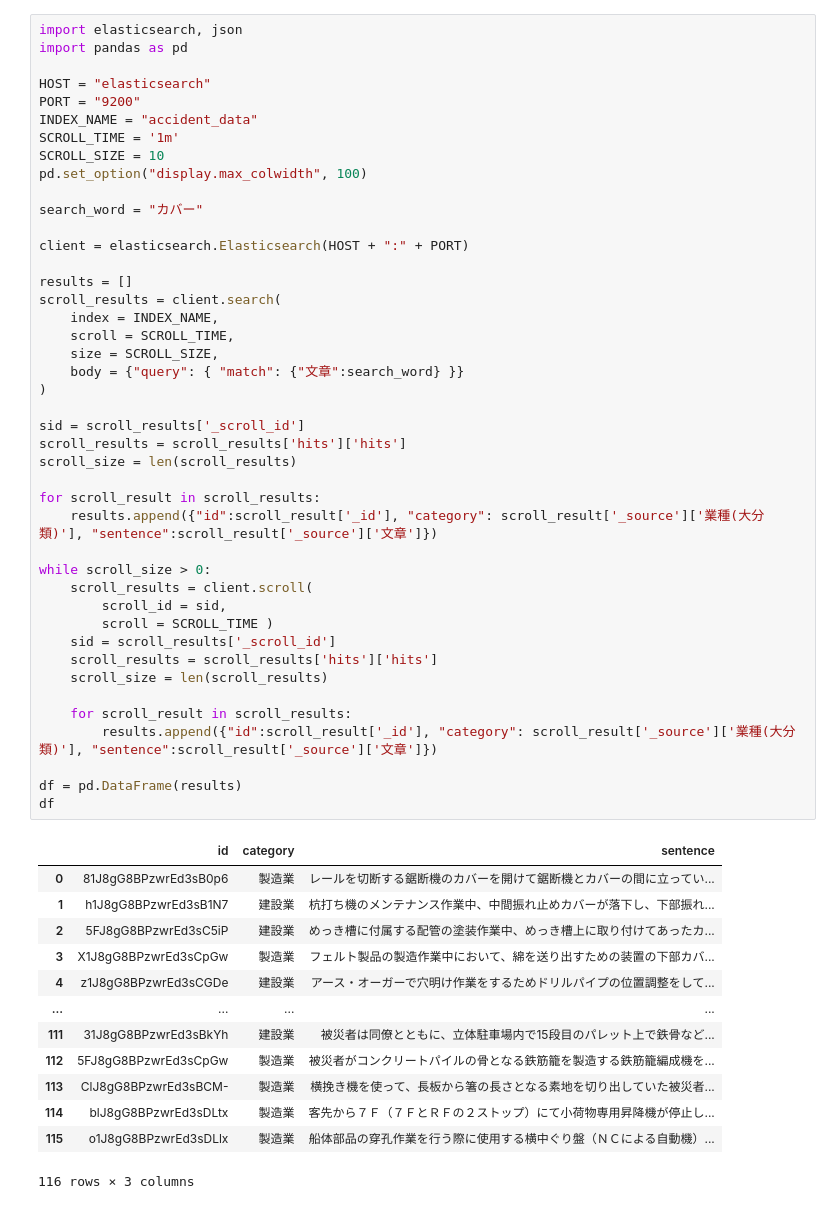
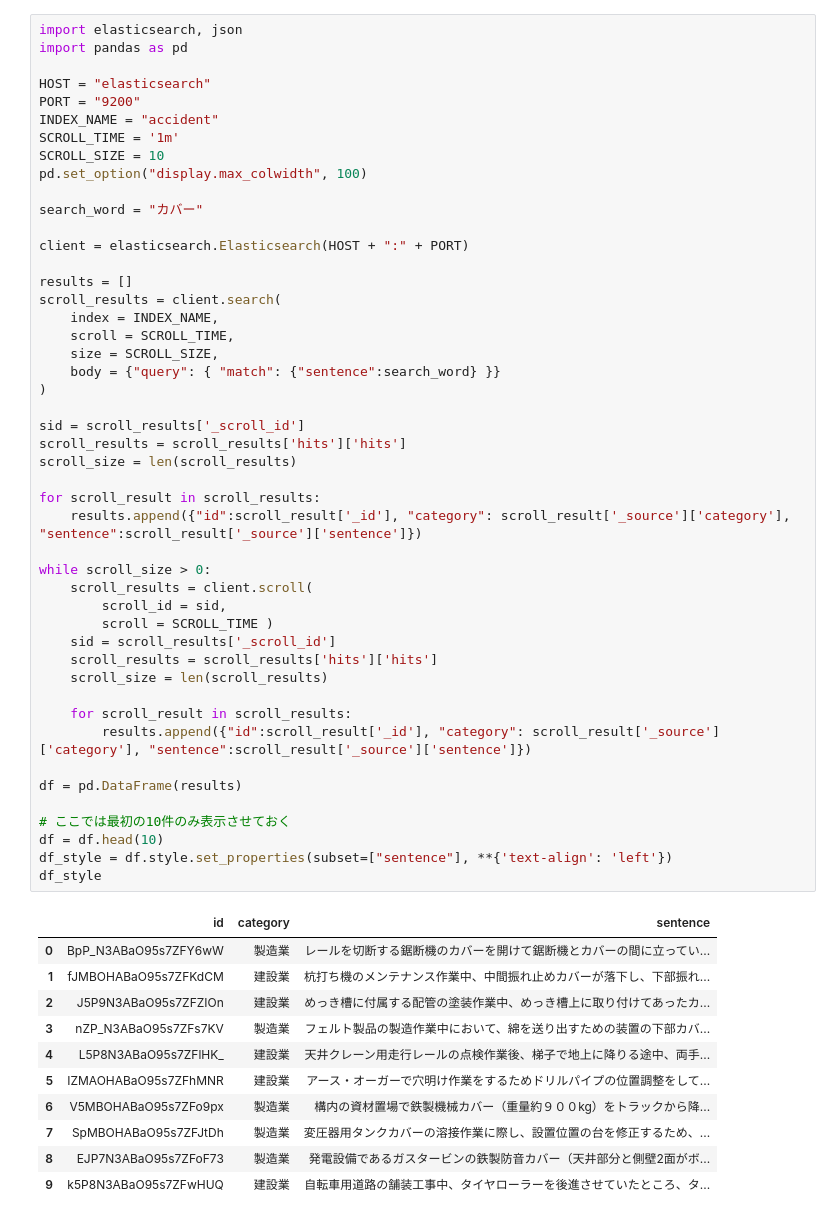
Before and after one commit to t2hk/scdv_glove_elasticsearch_docker, a Jupyter notebook: jupyter/data/Elasticsearch_sim_search.ipynb, the cells around one changed output. Drawn from its saved outputs; the diff is of its cells as text.

```diff
--- a/jupyter/data/Elasticsearch_sim_search.ipynb
+++ b/jupyter/data/Elasticsearch_sim_search.ipynb
@@ -6,7 +9,7 @@ import pandas as pd
 
 HOST = "elasticsearch"
 PORT = "9200"
-INDEX_NAME = "accident_data"
+INDEX_NAME = "accident"
 SCROLL_TIME = '1m'
 SCROLL_SIZE = 10
 pd.set_option("display.max_colwidth", 100)
@@ -14,46 +17,48 @@ pd.set_option("display.max_colwidth", 100)
 search_word = "カバー"
 
 client = elasticsearch.Elasticsearch(HOST + ":" + PORT)
 
 results = []
 scroll_results = client.search(
     index = INDEX_NAME,
     scroll = SCROLL_TIME,
     size = SCROLL_SIZE,
-    body = {"query": { "match": {"文章":search_word} }}
+    body = {"query": { "match": {"sentence":search_word} }}
 )
 
 sid = scroll_results['_scroll_id']
 scroll_results = scroll_results['hits']['hits']
 scroll_size = len(scroll_results)
 
 for scroll_result in scroll_results:
-    results.append({"id":scroll_result['_id'], "category": scroll_result['_source']['業種(大分類)'], "sentence":scroll_result['_source']['文章']})
+    results.append({"id":scroll_result['_id'], "category": scroll_result['_source']['category'], "sentence":scroll_result['_source']['sentence']})
 
 while scroll_size > 0:
     scroll_results = client.scroll(
         scroll_id = sid,
         scroll = SCROLL_TIME )
     sid = scroll_results['_scroll_id']
     scroll_results = scroll_results['hits']['hits']
     scroll_size = len(scroll_results)
 
     for scroll_result in scroll_results:
-        results.append({"id":scroll_result['_id'], "category": scroll_result['_source']['業種(大分類)'], "sentence":scroll_result['_source']['文章']})
+        results.append({"id":scroll_result['_id'], "category": scroll_result['_source']['category'], "sentence":scroll_result['_source']['sentence']})
 
 df = pd.DataFrame(results)
-df
+
+# ここでは最初の10件のみ表示させておく
+df = df.head(10)
+df_style = df.style.set_properties(subset=["sentence"], **{'text-align': 'left'})
+df_style
 # %% [output]
 |  | id | category | sentence |
-| 0 | 81J8gG8BPzwrEd3sB0p6 | 製造業 | レールを切断する鋸断機のカバーを開けて鋸断機とカバーの間に立ってい... |
-| 1 | h1J8gG8BPzwrEd3sB1N7 | 建設業 | 杭打ち機のメンテナンス作業中、中間振れ止めカバーが落下し、下部振れ... |
-| 2 | 5FJ8gG8BPzwrEd3sC5iP | 建設業 | めっき槽に付属する配管の塗装作業中、めっき槽上に取り付けてあったカ... |
-| 3 | X1J8gG8BPzwrEd3sCpGw | 製造業 | フェルト製品の製造作業中において、綿を送り出すための装置の下部カバ... |
-| 4 | z1J8gG8BPzwrEd3sCGDe | 建設業 | アース・オーガーで穴明け作業をするためドリルパイプの位置調整をして... |
-| ... | ... | ... | ... |
-| 111 | 31J8gG8BPzwrEd3sBkYh | 建設業 | 被災者は同僚とともに、立体駐車場内で15段目のパレット上で鉄骨など... |
-| 112 | 5FJ8gG8BPzwrEd3sCpGw | 製造業 | 被災者がコンクリートパイルの骨となる鉄筋籠を製造する鉄筋籠編成機を... |
-| 113 | ClJ8gG8BPzwrEd3sBCM- | 製造業 | 横挽き機を使って、長板から箸の長さとなる素地を切り出していた被災者... |
-| 114 | blJ8gG8BPzwrEd3sDLtx | 製造業 | 客先から７Ｆ（７ＦとＲＦの２ストップ）にて小荷物専用昇降機が停止し... |
-| 115 | o1J8gG8BPzwrEd3sDLlx | 製造業 | 船体部品の穿孔作業を行う際に使用する横中ぐり盤（ＮＣによる自動機）... |
+| 0 | BpP_N3ABaO95s7ZFY6wW | 製造業 | レールを切断する鋸断機のカバーを開けて鋸断機とカバーの間に立ってい... |
+| 1 | fJMBOHABaO95s7ZFKdCM | 建設業 | 杭打ち機のメンテナンス作業中、中間振れ止めカバーが落下し、下部振れ... |
+| 2 | J5P9N3ABaO95s7ZFZIOn | 建設業 | めっき槽に付属する配管の塗装作業中、めっき槽上に取り付けてあったカ... |
+| 3 | nZP_N3ABaO95s7ZFs7KV | 製造業 | フェルト製品の製造作業中において、綿を送り出すための装置の下部カバ... |
+| 4 | L5P8N3ABaO95s7ZFlHK_ | 建設業 | 天井クレーン用走行レールの点検作業後、梯子で地上に降りる途中、両手... |
+| 5 | IZMAOHABaO95s7ZFhMNR | 建設業 | アース・オーガーで穴明け作業をするためドリルパイプの位置調整をして... |
+| 6 | V5MBOHABaO95s7ZFo9px | 製造業 | 構内の資材置場で鉄製機械カバー（重量約９００kg）をトラックから降... |
+| 7 | SpMBOHABaO95s7ZFJtDh | 製造業 | 変圧器用タンクカバーの溶接作業に際し、設置位置の台を修正するため、... |
+| 8 | EJP7N3ABaO95s7ZFoF73 | 製造業 | 発電設備であるガスタービンの鉄製防音カバー（天井部分と側壁2面がボ... |
+| 9 | k5P8N3ABaO95s7ZFwHUQ | 建設業 | 自転車用道路の舗装工事中、タイヤローラーを後進させていたところ、タ... |
-116 rows × 3 columns
```
Also changed, not shown: parts of 17 cells of this notebook.
